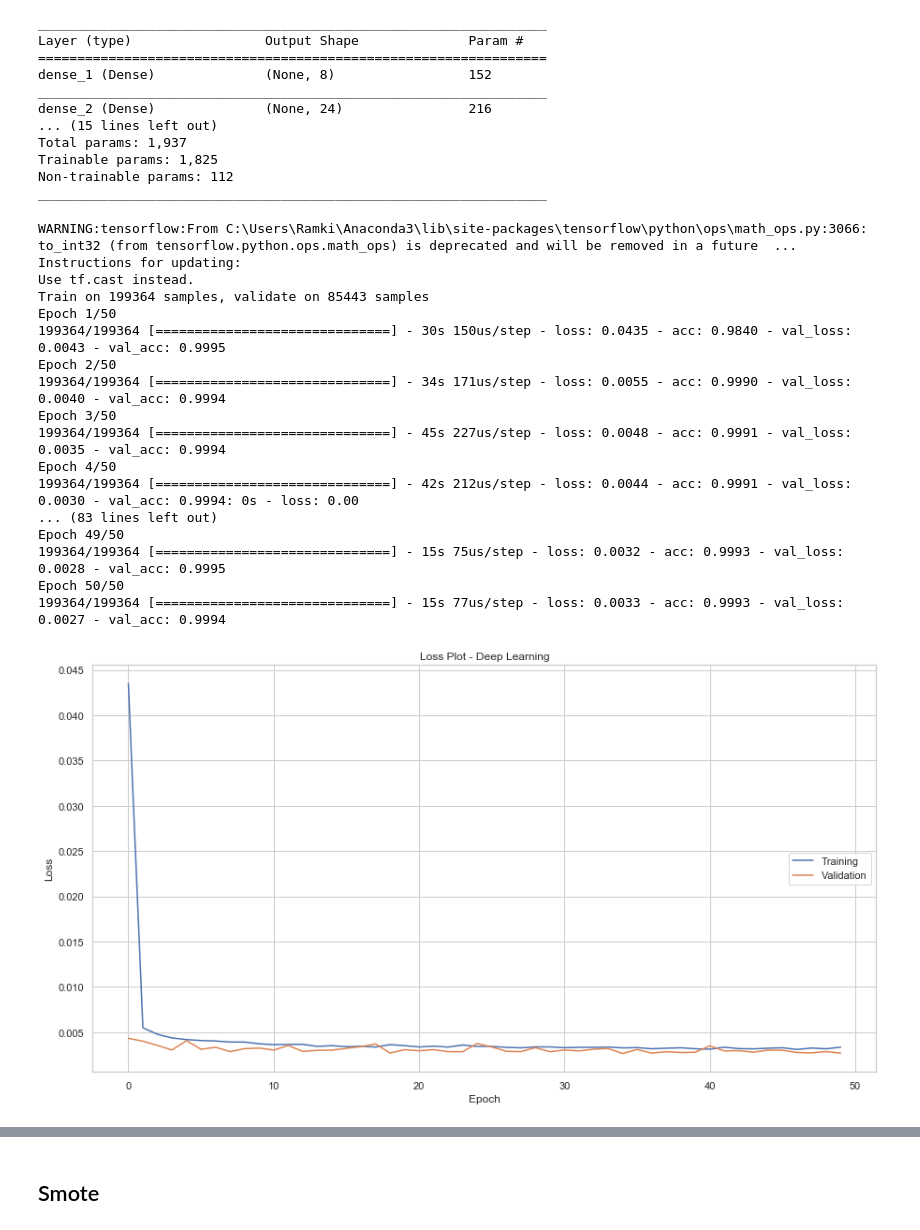
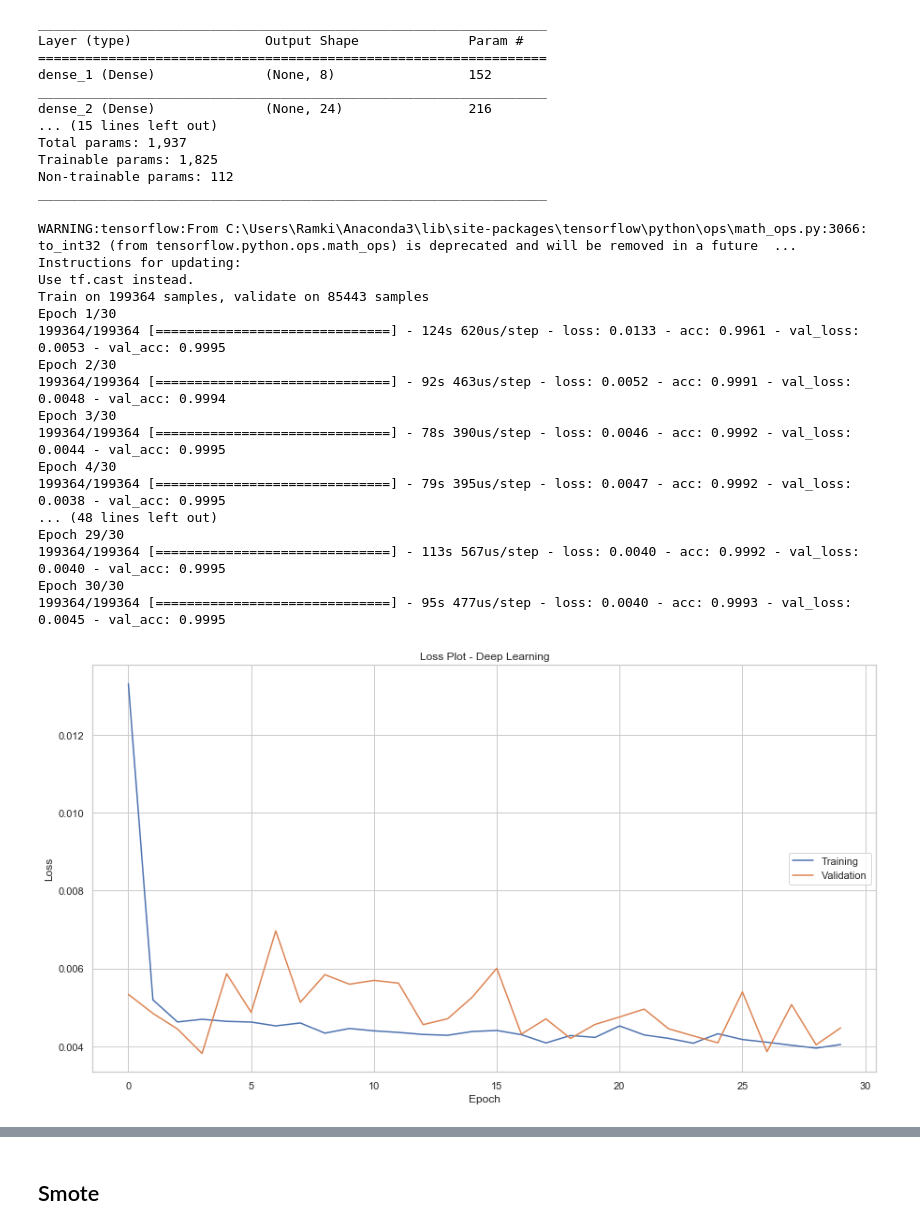
Before and after one commit to aramki/capstone, a Jupyter notebook: fraudDetection.ipynb, the cells around one changed output, grey strips where cells are left out. Saved outputs shown, nothing was run; the diff lists cells and outputs as text; code cells hidden in the pictures.

```diff
--- a/fraudDetection.ipynb
+++ b/fraudDetection.ipynb
@@ -406,42 +441,46 @@ _________________________________________________________________
 # %%
 model.compile(optimizer = 'adam', loss = 'binary_crossentropy', metrics = ['accuracy'])
 
 # Fitting the ANN to the Training set
 #model.fit(X_train, y_train, batch_size = 32, epochs = 50)
+# I am doing this to get the plot of loss and validation loss which aren't directly available using gridsearch.
+# As per the GridSearch the best batch size was 8 and epochs was 30.
+batch_size = 8
+epochs = 30
 
 trainingHistory = model.fit(X_train, y_train,
-                    batch_size=64, epochs=50,
+                    batch_size=batch_size, epochs=epochs,
                     verbose=1, validation_data=(X_test, y_test))
 
 loss = trainingHistory.history['loss']
 val_loss = trainingHistory.history['val_loss']
 # Plot the loss function
 plt.figure(figsize=(15,8))
 plt.plot(loss)
 plt.plot(val_loss)
 plt.title('Loss Plot - Deep Learning')
 plt.ylabel('Loss')
 plt.xlabel('Epoch')
 plt.legend(['Training', 'Validation'], loc='right');
 # %% [output]
 WARNING:tensorflow:From C:\Users\Ramki\Anaconda3\lib\site-packages\tensorflow\python\ops\math_ops.py:3066: to_int32 (from tensorflow.python.ops.math_ops) is deprecated and will be removed in a future  ...
 Instructions for updating:
 Use tf.cast instead.
 Train on 199364 samples, validate on 85443 samples
-Epoch 1/50
-199364/199364 [==============================] - 30s 150us/step - loss: 0.0435 - acc: 0.9840 - val_loss: 0.0043 - val_acc: 0.9995
-Epoch 2/50
-199364/199364 [==============================] - 34s 171us/step - loss: 0.0055 - acc: 0.9990 - val_loss: 0.0040 - val_acc: 0.9994
-Epoch 3/50
-199364/199364 [==============================] - 45s 227us/step - loss: 0.0048 - acc: 0.9991 - val_loss: 0.0035 - val_acc: 0.9994
-Epoch 4/50
-199364/199364 [==============================] - 42s 212us/step - loss: 0.0044 - acc: 0.9991 - val_loss: 0.0030 - val_acc: 0.9994: 0s - loss: 0.00
-... (83 lines left out)
-Epoch 49/50
-199364/199364 [==============================] - 15s 75us/step - loss: 0.0032 - acc: 0.9993 - val_loss: 0.0028 - val_acc: 0.9995
-Epoch 50/50
-199364/199364 [==============================] - 15s 77us/step - loss: 0.0033 - acc: 0.9993 - val_loss: 0.0027 - val_acc: 0.9994
+Epoch 1/30
+199364/199364 [==============================] - 124s 620us/step - loss: 0.0133 - acc: 0.9961 - val_loss: 0.0053 - val_acc: 0.9995
+Epoch 2/30
+199364/199364 [==============================] - 92s 463us/step - loss: 0.0052 - acc: 0.9991 - val_loss: 0.0048 - val_acc: 0.9994
+Epoch 3/30
+199364/199364 [==============================] - 78s 390us/step - loss: 0.0046 - acc: 0.9992 - val_loss: 0.0044 - val_acc: 0.9995
+Epoch 4/30
+199364/199364 [==============================] - 79s 395us/step - loss: 0.0047 - acc: 0.9992 - val_loss: 0.0038 - val_acc: 0.9995
+... (48 lines left out)
+Epoch 29/30
+199364/199364 [==============================] - 113s 567us/step - loss: 0.0040 - acc: 0.9992 - val_loss: 0.0040 - val_acc: 0.9995
+Epoch 30/30
+199364/199364 [==============================] - 95s 477us/step - loss: 0.0040 - acc: 0.9993 - val_loss: 0.0045 - val_acc: 0.9995
-[figure, old version]
+[figure, new version]
 # %%
 evaluationResult = model.evaluate(X_test, y_test)
 print(evaluationResult)
```
Also changed, not shown: parts of 18 cells of this notebook, 2 other files.
